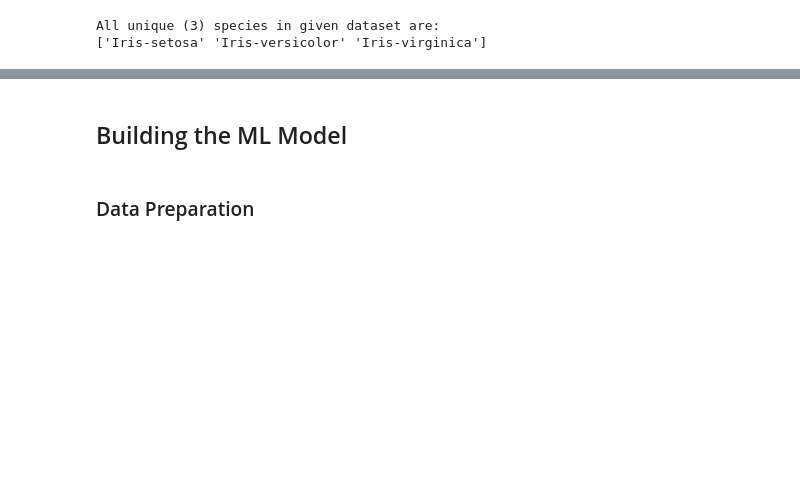
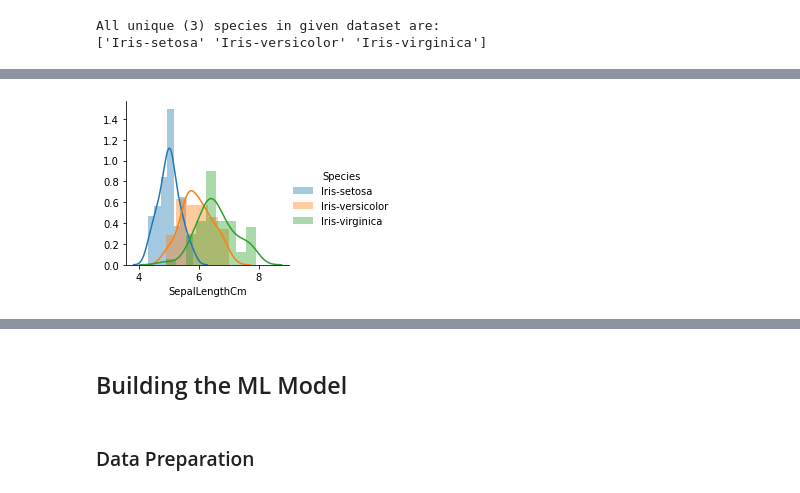
Before and after one commit to ravi-prakash1907/The-Spark-Foundation-Tasks, a Jupyter notebook: Task2/task2.ipynb, the cells around one changed output, grey strips where cells are left out. Drawn from its saved outputs; the diff is of its cells as text; code cells hidden in the pictures; blank space fills up the shorter version.

```diff
--- a/Task2/task2.ipynb
+++ b/Task2/task2.ipynb
@@ -104,0 +119,5 @@ ValueError: ignored
+# %%
+sns.FacetGrid(iris,hue="Species",size=3).map(sns.distplot,"SepalLengthCm").add_legend()
+plt.show()
+# %% [output]
+[figure, added]
```
Also changed, not shown: parts of 38 cells of this notebook.
